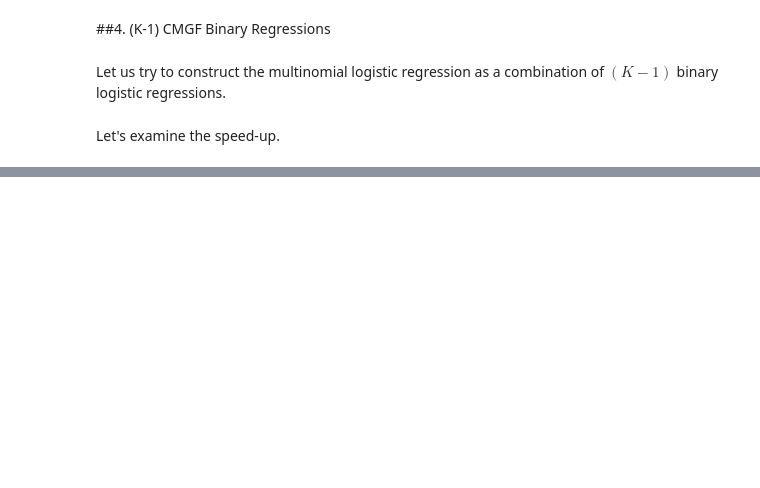
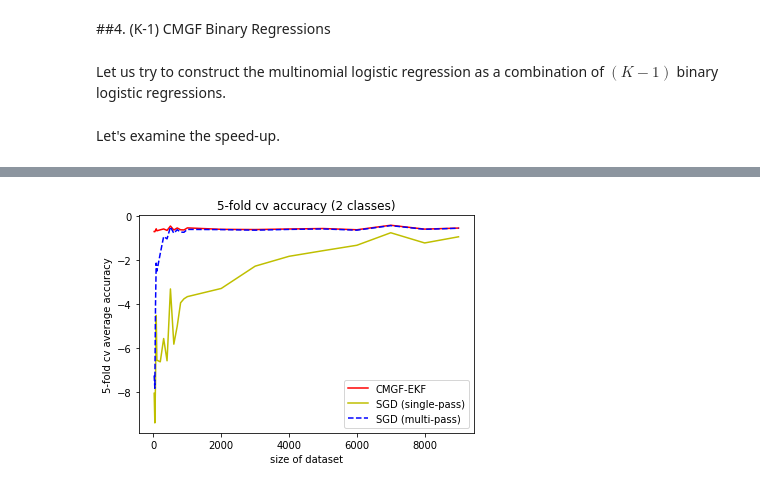
Before and after one commit to rohitn/dynamax, a Jupyter notebook: ssm_jax/cond_moments_gaussian_filter/demos/cmgf_multiclass_logreg_demo.ipynb, the cells around one changed output, grey strips where cells are left out. Saved outputs shown, nothing was run; the diff lists cells and outputs as text; code cells hidden in the pictures; blank space fills up the shorter version.

```diff
--- a/ssm_jax/cond_moments_gaussian_filter/demos/cmgf_multiclass_logreg_demo.ipynb
+++ b/ssm_jax/cond_moments_gaussian_filter/demos/cmgf_multiclass_logreg_demo.ipynb
@@ -538,0 +446,2 @@ def compute_logloss(estimator, X, y):
+# %%
+data_size_grid = list(range(20, 100, 20)) + list(range(100, 1000, 100)) + list(range(1000, 10000, 1000))
@@ -538,0 +508,12 @@ def compute_logloss(estimator, X, y):
+# %%
+# Plot result
+fig, ax = plt.subplots()
+ax.plot(data_size_grid, cmgf_logliks, 'r', label='CMGF-EKF')
+ax.plot(data_size_grid, sgd_onepass_logliks, 'y', label='SGD (single-pass)')
+ax.plot(data_size_grid, sgd_multipass_logliks, 'b--', label='SGD (multi-pass)')
+ax.set_xlabel('size of dataset')
+ax.set_ylabel(f'{n_splits}-fold cv average accuracy')
+ax.set_title(f'{n_splits}-fold cv accuracy ({num_classes} classes)')
+ax.legend();
+# %% [output]
+[figure, added]
```
Also changed, not shown: parts of 33 cells of this notebook.
